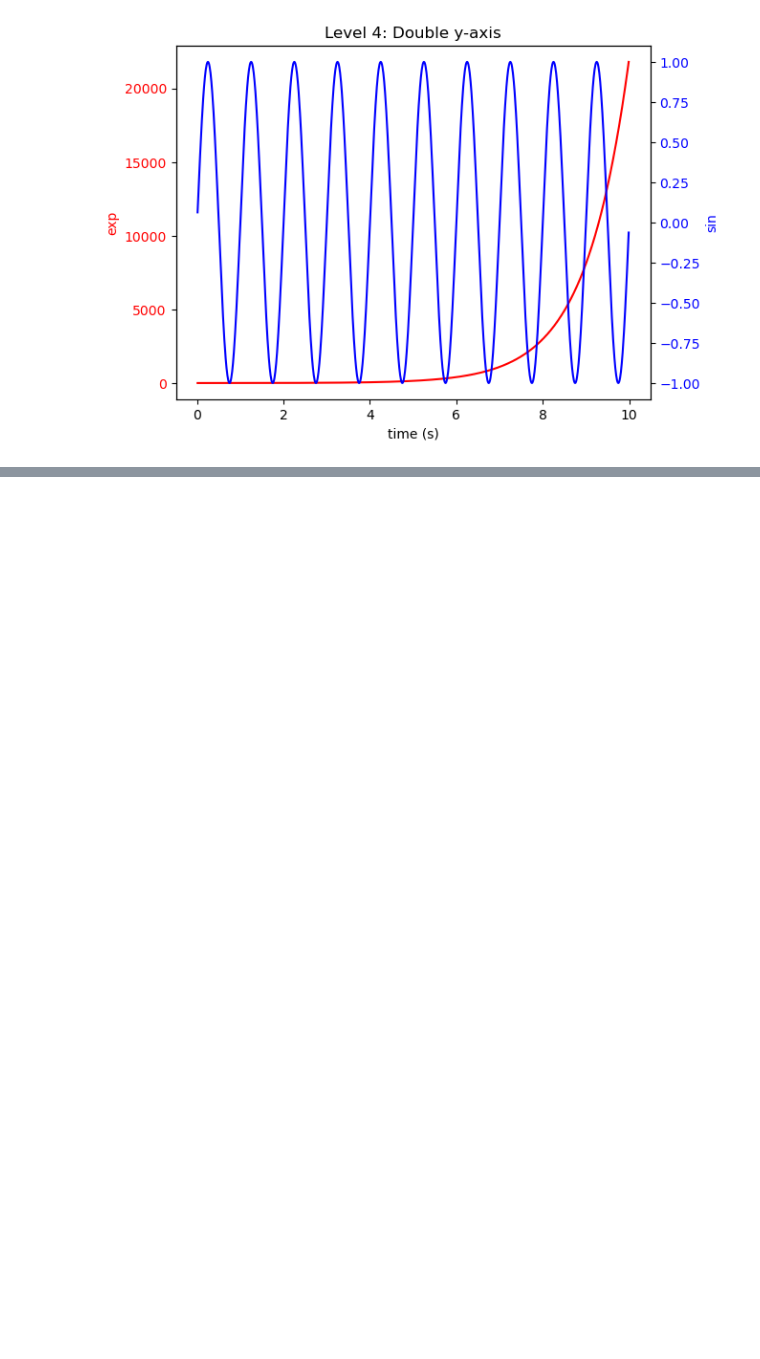
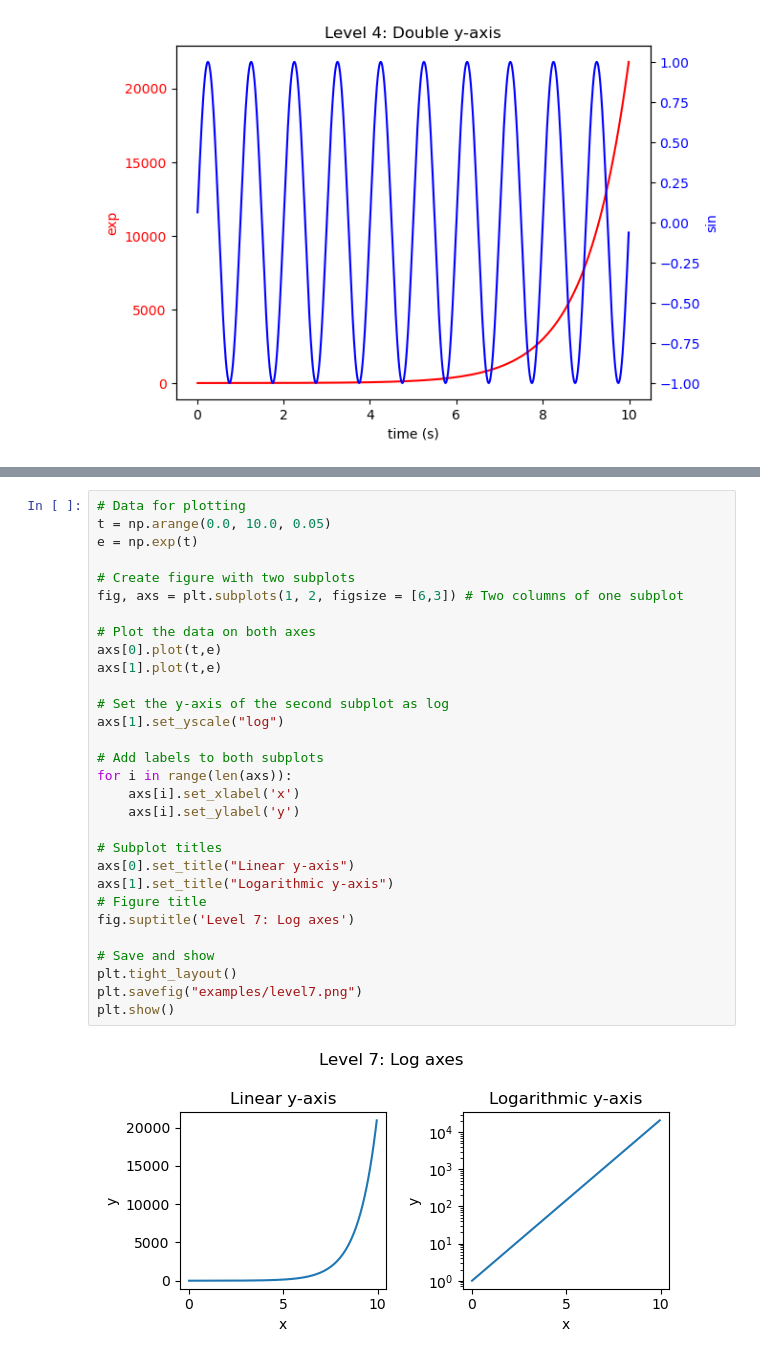
Before and after one commit to bobbyantonio/iecdt_environmental_data_analysis, a Jupyter notebook: course_notebooks/plot/matplotlib_solutions.ipynb, the cells around one changed output, grey strips where cells are left out. Drawn from its saved outputs; the diff is of its cells as text; blank space fills up the shorter version.

```diff
--- a/course_notebooks/plot/matplotlib_solutions.ipynb
+++ b/course_notebooks/plot/matplotlib_solutions.ipynb
@@ -166 +177,33 @@ for label, ax in axs.items():
+# %%
+# Data for plotting
+t = np.arange(0.0, 10.0, 0.05)
+e = np.exp(t)
+
+# Create figure with two subplots
+fig, axs = plt.subplots(1, 2, figsize = [6,3]) # Two columns of one subplot
+
+# Plot the data on both axes
+axs[0].plot(t,e)
+axs[1].plot(t,e)
+
+# Set the y-axis of the second subplot as log
+axs[1].set_yscale("log")
+
+# Add labels to both subplots
+for i in range(len(axs)):
+    axs[i].set_xlabel('x')
+    axs[i].set_ylabel('y')
+
+# Subplot titles
+axs[0].set_title("Linear y-axis")
+axs[1].set_title("Logarithmic y-axis")
+# Figure title
+fig.suptitle('Level 7: Log axes')
+
+# Save and show
+plt.tight_layout()
+plt.savefig("examples/level7.png")
+plt.show()
+# %% [output]
+[figure, added]
 # %%
```
Also changed, not shown: parts of 7 cells of this notebook, 2 other files.
